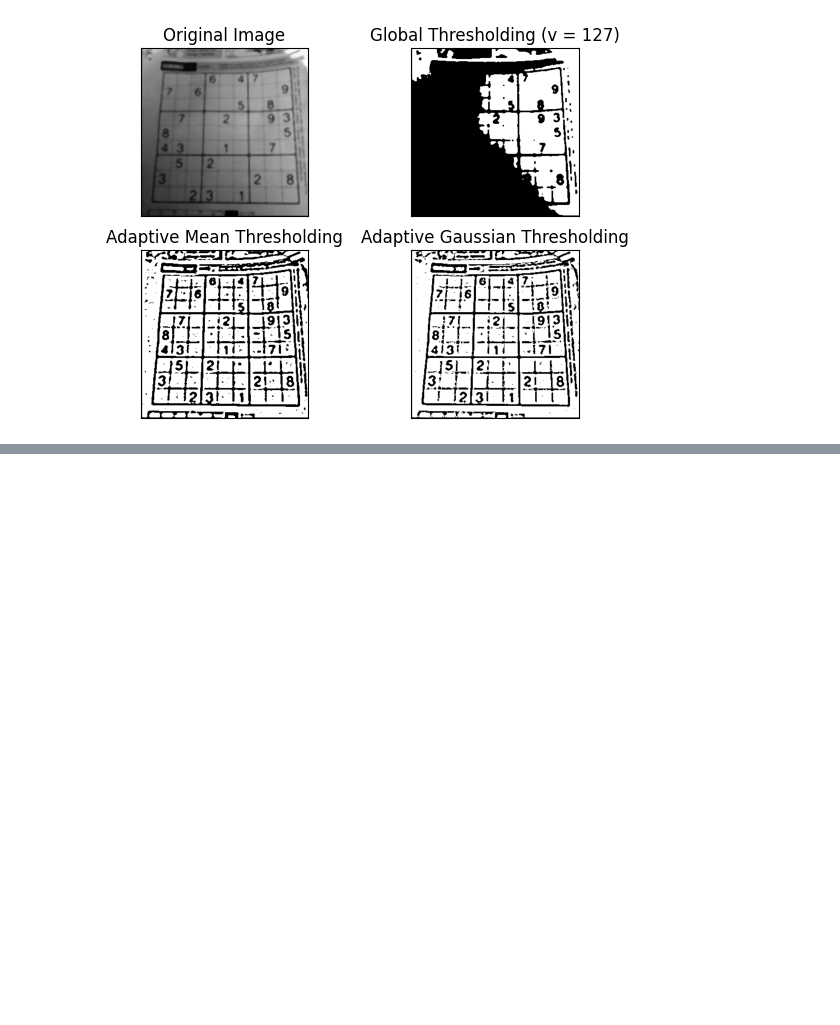
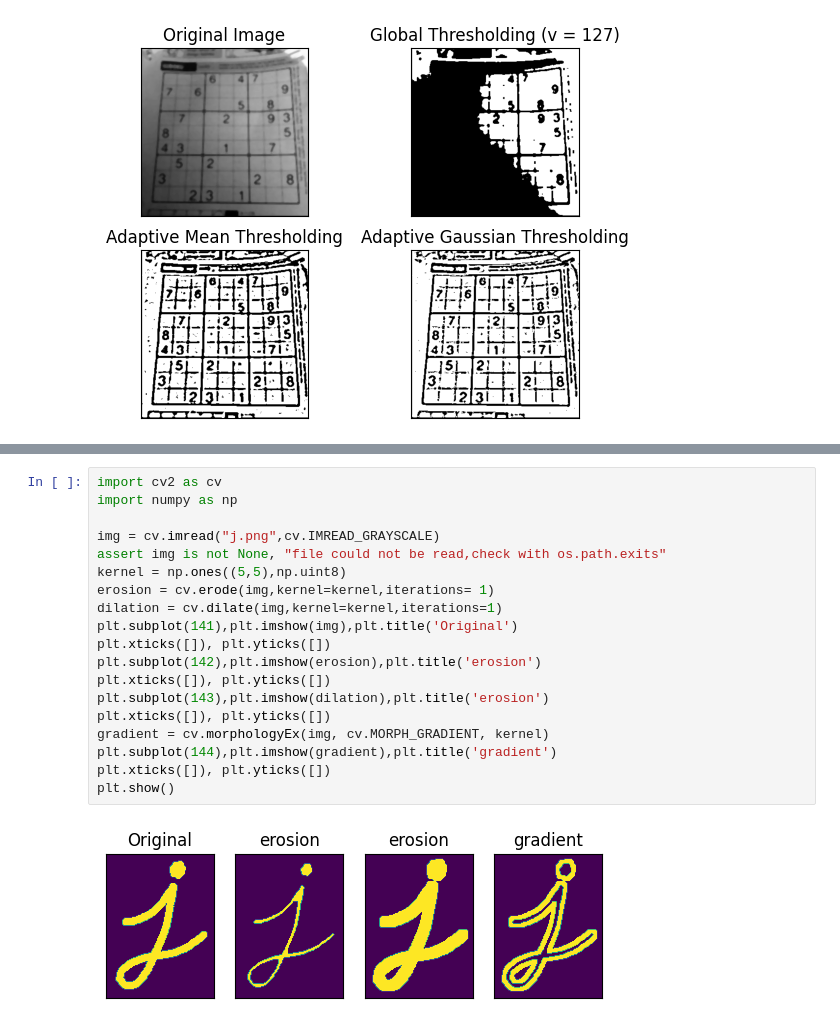
Before and after one commit to daichang01/cv_work, a Jupyter notebook: opencv_use.ipynb, the cells around one changed output, grey strips where cells are left out. Drawn from its saved outputs; the diff is of its cells as text; blank space fills up the shorter version.

```diff
--- a/opencv_use.ipynb
+++ b/opencv_use.ipynb
@@ -684,0 +813,21 @@ ret2,th2 = cv.threshold(img,0,255,cv.THRESH_BINARY+cv.THRESH_OTSU)
+# %%
+import cv2 as cv
+import numpy as np
+
+img = cv.imread("j.png",cv.IMREAD_GRAYSCALE)
+assert img is not None, "file could not be read,check with os.path.exits"
+kernel = np.ones((5,5),np.uint8)
+erosion = cv.erode(img,kernel=kernel,iterations= 1)
+dilation = cv.dilate(img,kernel=kernel,iterations=1)
+plt.subplot(141),plt.imshow(img),plt.title('Original')
+plt.xticks([]), plt.yticks([])
+plt.subplot(142),plt.imshow(erosion),plt.title('erosion')
+plt.xticks([]), plt.yticks([])
+plt.subplot(143),plt.imshow(dilation),plt.title('erosion')
+plt.xticks([]), plt.yticks([])
+gradient = cv.morphologyEx(img, cv.MORPH_GRADIENT, kernel)
+plt.subplot(144),plt.imshow(gradient),plt.title('gradient')
+plt.xticks([]), plt.yticks([])
+plt.show()
+# %% [output]
+[figure, added]
```
Also changed, not shown: parts of 18 cells of this notebook, 1 other file.
